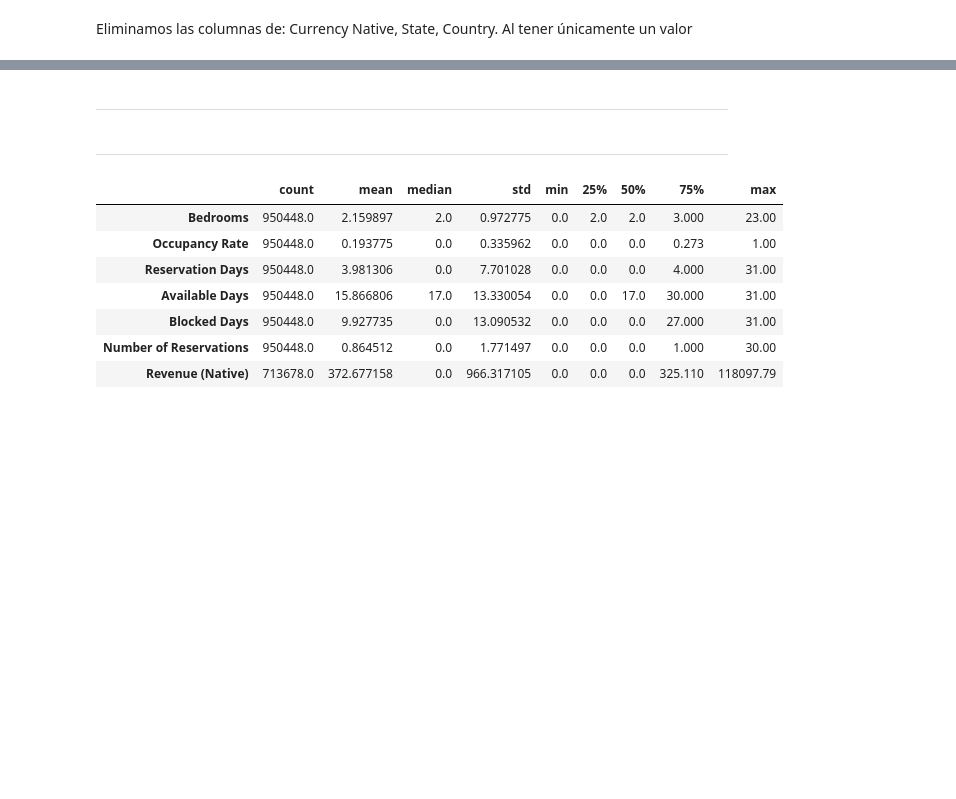
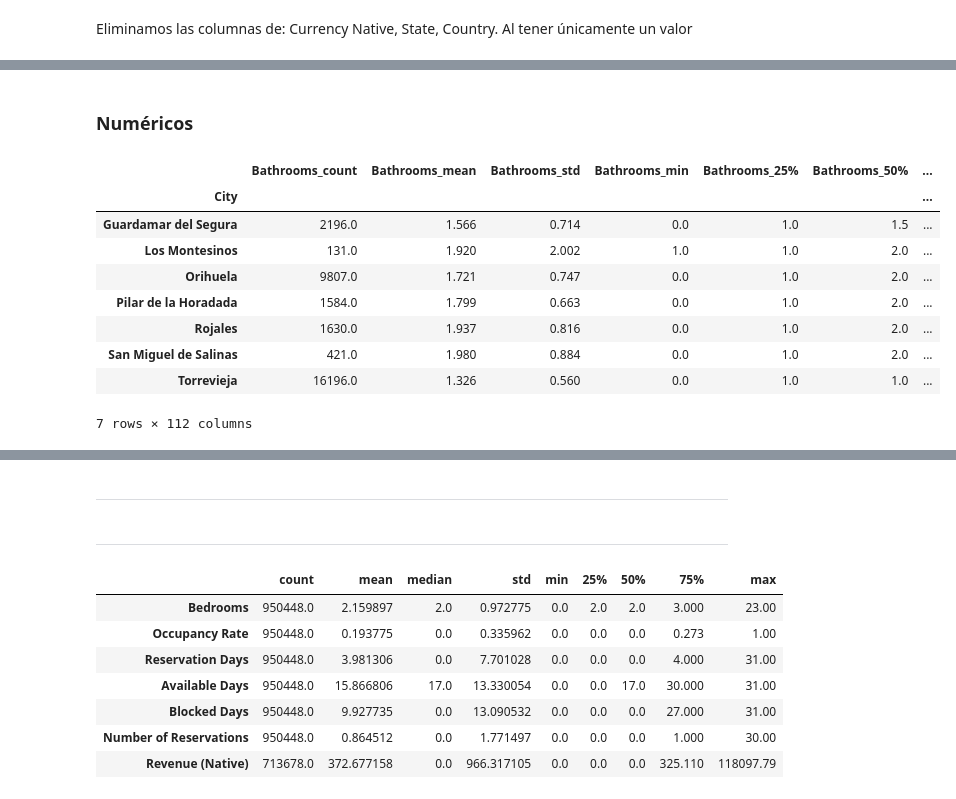
Before and after one commit to fapm4/MDD-Turismo, a Jupyter notebook: eda.ipynb, the cells around one changed output, grey strips where cells are left out. Cells and saved outputs as stored; diff of their text form; code cells hidden in the pictures; blank space fills up the shorter version.

Commit message:
exp: eda numerico por municipio

```diff
--- a/eda.ipynb
+++ b/eda.ipynb
@@ -290,0 +311,18 @@ Conclusiones:
+# %% [markdown]
+### Numéricos
+# %%
+# Micro: por municipio
+estadisticos_cont(df_extended_processed,
+                  columns=['Bathrooms', 'Bedrooms', 'Max Guests', 'Minimum Stay', 'Number of Photos', 'distancia_ayuntamiento_km', 'distancia_playa_km', 'Dist_POI_m', 'N_POI_2km', 'Dist_Supermercado_m', 'N_Supermercado_2km', 'Dist_ParadaBus_m', 'N_ParadaBus_2km', 'N_Restaurante_2km'],
+                  by_municipio=True)
+# %% [output]
+|  | Bathrooms_count | Bathrooms_mean | Bathrooms_std | Bathrooms_min | Bathrooms_25% | Bathrooms_50% | ... |
+| City |  |  |  |  |  |  | ... |
+| Guardamar del Segura | 2196.0 | 1.566 | 0.714 | 0.0 | 1.0 | 1.5 | ... |
+| Los Montesinos | 131.0 | 1.920 | 2.002 | 1.0 | 1.0 | 2.0 | ... |
+| Orihuela | 9807.0 | 1.721 | 0.747 | 0.0 | 1.0 | 2.0 | ... |
+| Pilar de la Horadada | 1584.0 | 1.799 | 0.663 | 0.0 | 1.0 | 2.0 | ... |
+| Rojales | 1630.0 | 1.937 | 0.816 | 0.0 | 1.0 | 2.0 | ... |
+| San Miguel de Salinas | 421.0 | 1.980 | 0.884 | 0.0 | 1.0 | 2.0 | ... |
+| Torrevieja | 16196.0 | 1.326 | 0.560 | 0.0 | 1.0 | 1.0 | ... |
+7 rows × 112 columns
```
Also changed, not shown: parts of 8 cells of this notebook.
